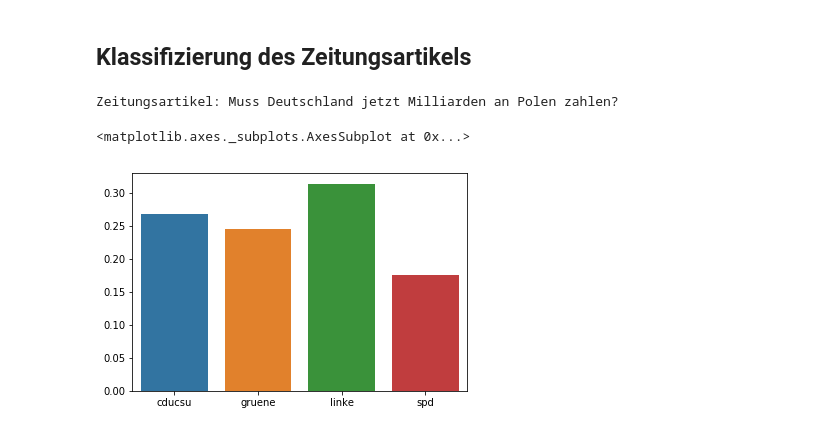
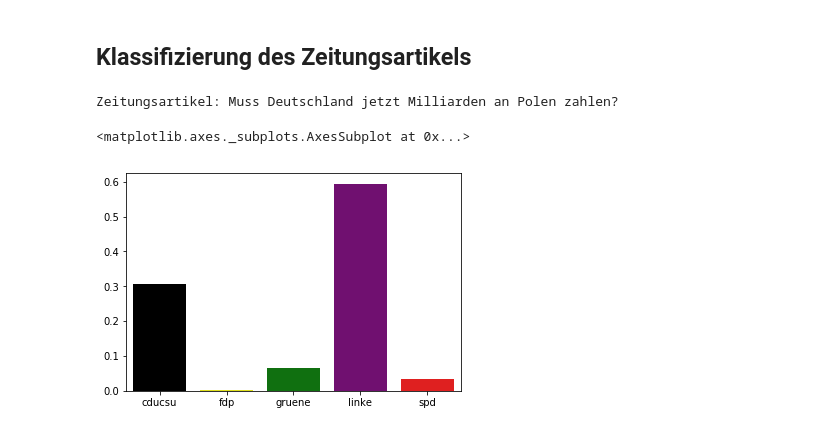
Before and after one commit to felixbiessmann/ml-schule, a Jupyter notebook: ml-schule.ipynb, the cells around one changed output. Cells and saved outputs as stored; diff of their text form; code cells hidden in the pictures.

Commit message:
Fixed party assignment in speaker timeline prediction

```diff
--- a/ml-schule.ipynb
+++ b/ml-schule.ipynb
@@ -76,25 +76,12 @@ def train(texts, party):
         clf = GridSearchCV(text_clf, parameters, cv=2, n_jobs=-1,verbose=4)
         clf.fit(texts, party)
 
-        print("Best parameters set found on development set:")
-        print()
-        print(clf.best_estimator_)
-        print()
-        print("Grid scores on development set:")
-        print()
-        for params, mean_score, scores in clf.grid_scores_:
-            print("%0.3f (+/-%0.03f) for %r"
-                  % (mean_score, scores.std() / 2, params))
-        print()
-
-
     return clf
 # %% [markdown]
 ## Trainieren eines linearen Klassifiers
 # %%
 # Erst nehmen wir einige Daten beiseite, um das Model darauf spaeter testen zu koennen
-idx = df.wahlperiode == 18
-train_data, test_data, train_labels, test_labels = train_test_split(df['text'][idx], df['partei'][idx], test_size=0.5)
+train_data, test_data, train_labels, test_labels = train_test_split(df['text'], df['partei'], test_size=0.5)
 
 # Jetzt trainieren wir den Klassifier
 clf = train(train_data, train_labels)
@@ -155,13 +178,13 @@ readable_title = Document(html).short_title()
 # %%
 prediction = clf.predict_proba([readable_article])
 
 print("Zeitungsartikel: {}".format(readable_title))
 
 import seaborn as sns
 %matplotlib inline
-sns.barplot(clf.best_estimator_.steps[1][1].classes_, prediction.flatten())
+sns.barplot(clf.best_estimator_.steps[1][1].classes_, prediction.flatten(), palette=[partei_farben[p] for p in clf.classes_])
 # %% [output]
 Zeitungsartikel: Muss Deutschland jetzt Milliarden an Polen zahlen?
 <matplotlib.axes._subplots.AxesSubplot at 0x...>
-[figure, old version]
+[figure, new version]
 # %%
```
Also changed, not shown: parts of 11 cells of this notebook.
